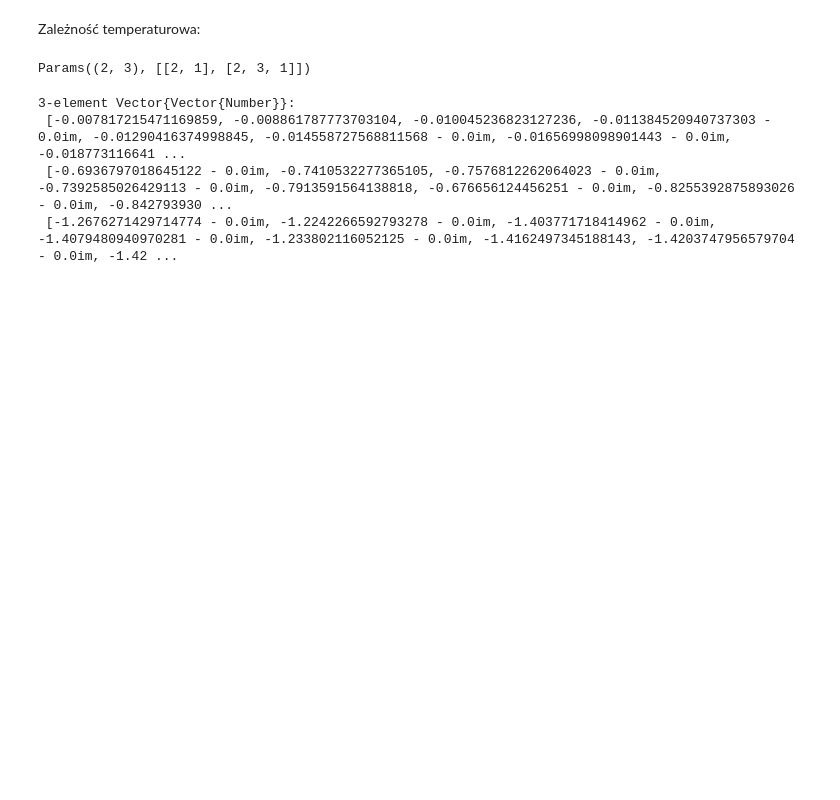
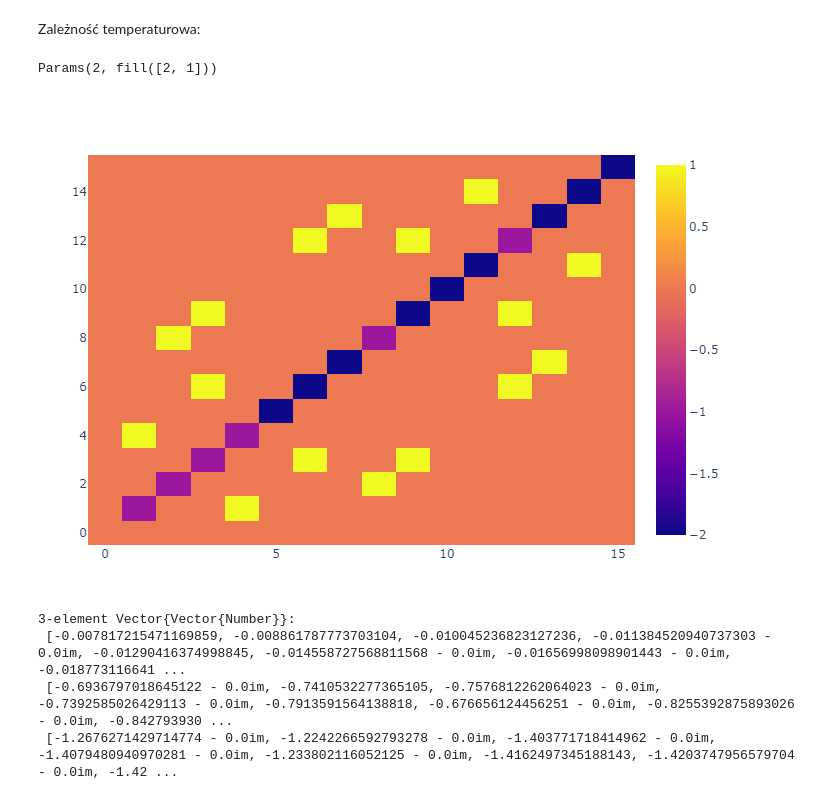
Before and after one commit to kbolembach/Hubbard, a Jupyter notebook: hubbard_lanczos.ipynb, the cells around one changed output. Cells and saved outputs as stored; diff of their text form; code cells hidden in the pictures; blank space fills up the shorter version.

```diff
--- a/hubbard_lanczos.ipynb
+++ b/hubbard_lanczos.ipynb
@@ -12,14 +12,24 @@ compute_thermodynamic_quantities (generic function with 1 method)
 # %% [markdown]
 Zależność temperaturowa:
 # %%
-dim_sizes = (2,3)
+dim_sizes = (2)
 N = reduce(*, dim_sizes)
 # states_1d(n) = reshape(Iterators.product([[0,1] for _ in 1:2n]...) .|> collect, (1, 4^n))
 # my_states = states_1d(N)
 next(n) = [collect(2:n); 1]
 params = Params(dim_sizes, [next(d) for d in dim_sizes])
 # %% [output]
-Params((2, 3), [[2, 1], [2, 3, 1]])
+Params(2, fill([2, 1]))
+# %%
+U = 1.0
+t = 1.0
+k = 1.0
+
+h = zeros(Float64, 4^2, 4^2)
+hm = get_hamiltonian(h, params, 1, 1, 1)
+plot(heatmap(z=hm))
+# %% [output]
+[figure, added]
 # %%
 U = 1.0
 t = 1.0
```
Also changed, not shown: parts of 19 cells of this notebook, 4 other files.
